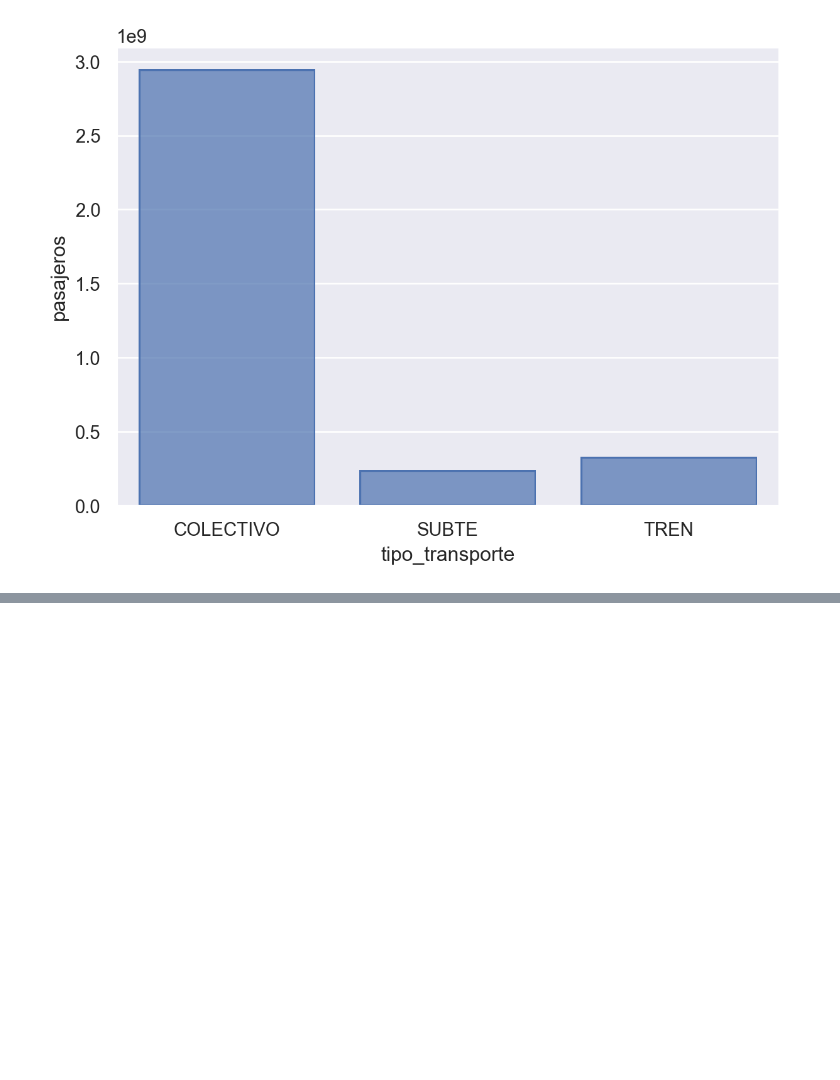
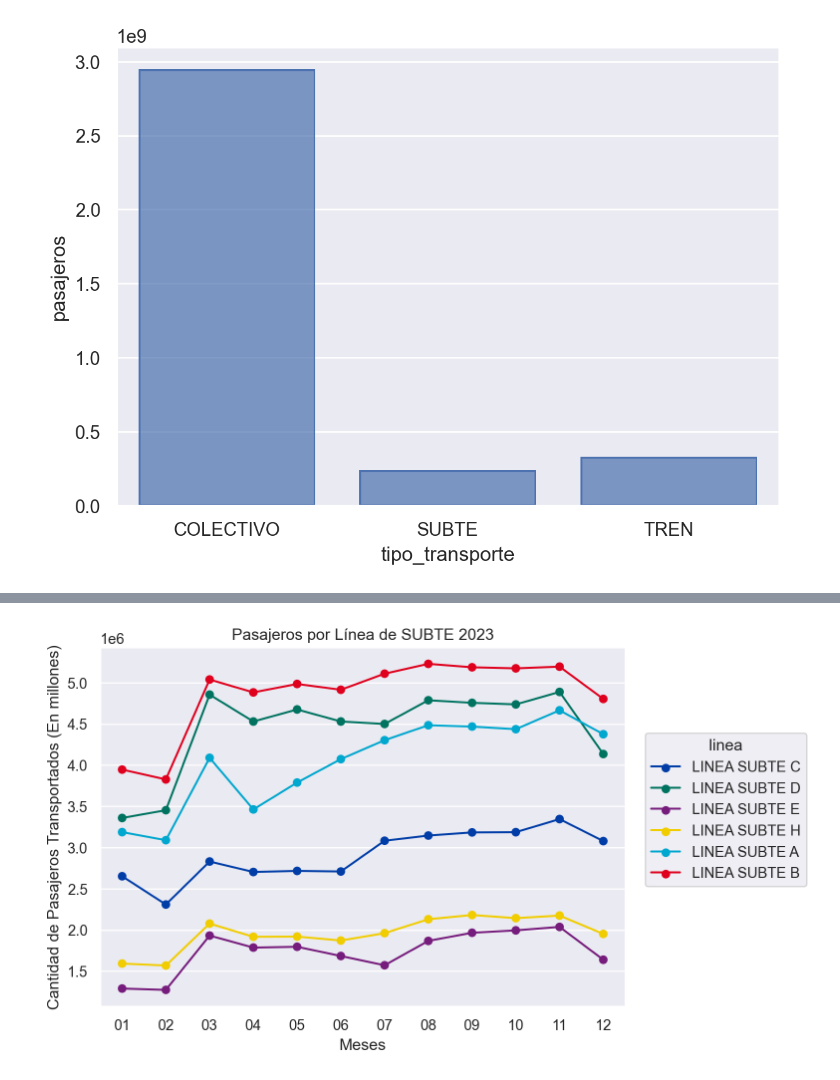
Before and after one commit to SrRenho/LDD-TP1, a Jupyter notebook: TP1.ipynb, the cells around one changed output, grey strips where cells are left out. Drawn from its saved outputs; the diff is of its cells as text; code cells hidden in the pictures; blank space fills up the shorter version.

Commit message:
Comentarios SUBTE
Se añaden comentarios gráfico subte y se corrigen los colores de cada línea

```diff
--- a/TP1.ipynb
+++ b/TP1.ipynb
@@ -293,0 +268,8 @@ Error:
+# %%
+#Creamos un nuevo DataFrame a partir de datos_amba para estudiar el comportamiento de los subtes.
+
+subtes = datos_amba[datos_amba["tipo_transporte"]=="SUBTE"].reset_index().drop(["index"], axis = 1)
+subtes = subtes[subtes["linea"] != "LIN_PREMETRO"] #Excluímos el premetro por la escases de datos en comparación con las otras líneas.
+subtes["linea"].replace({"LINEA_A": "LINEA SUBTE A", "LINEA_B": "LINEA SUBTE B"}, inplace = True)
+
+subtes.head()
@@ -293,0 +283,26 @@ Error:
+# %%
+#Establecemos los colores correspondientes a cada línea
+
+linea_colores = {
+    'LINEA SUBTE A': '#00a7ce', # celeste
+    'LINEA SUBTE B': '#df001d', # rojo
+    'LINEA SUBTE C': '#003da7', # azul
+    'LINEA SUBTE D': '#007360', # verde
+    'LINEA SUBTE E': '#761c7c', # violeta
+    'LINEA SUBTE H': '#f1cd00', # amarillo
+}
+# %%
+# Graficamos la cantidad de pasajeros transportados por línea por mes
+
+import warnings
+warnings.filterwarnings('ignore')
+
+(
+    so.Plot(data = subtes, x = "fecha_mes", y = "pasajeros", color="linea")
+    .add(so.Dot(), so.Agg("sum"))
+    .add(so.Line(), so.Agg("sum"))
+    .scale(color=linea_colores)
+    .label(x="Meses", y="Cantidad de Pasajeros Transportados (En millones)", title="Pasajeros por Línea de SUBTE 2023")
+)
+# %% [output]
+[figure, added]
```
Also changed, not shown: parts of 8 cells of this notebook.
